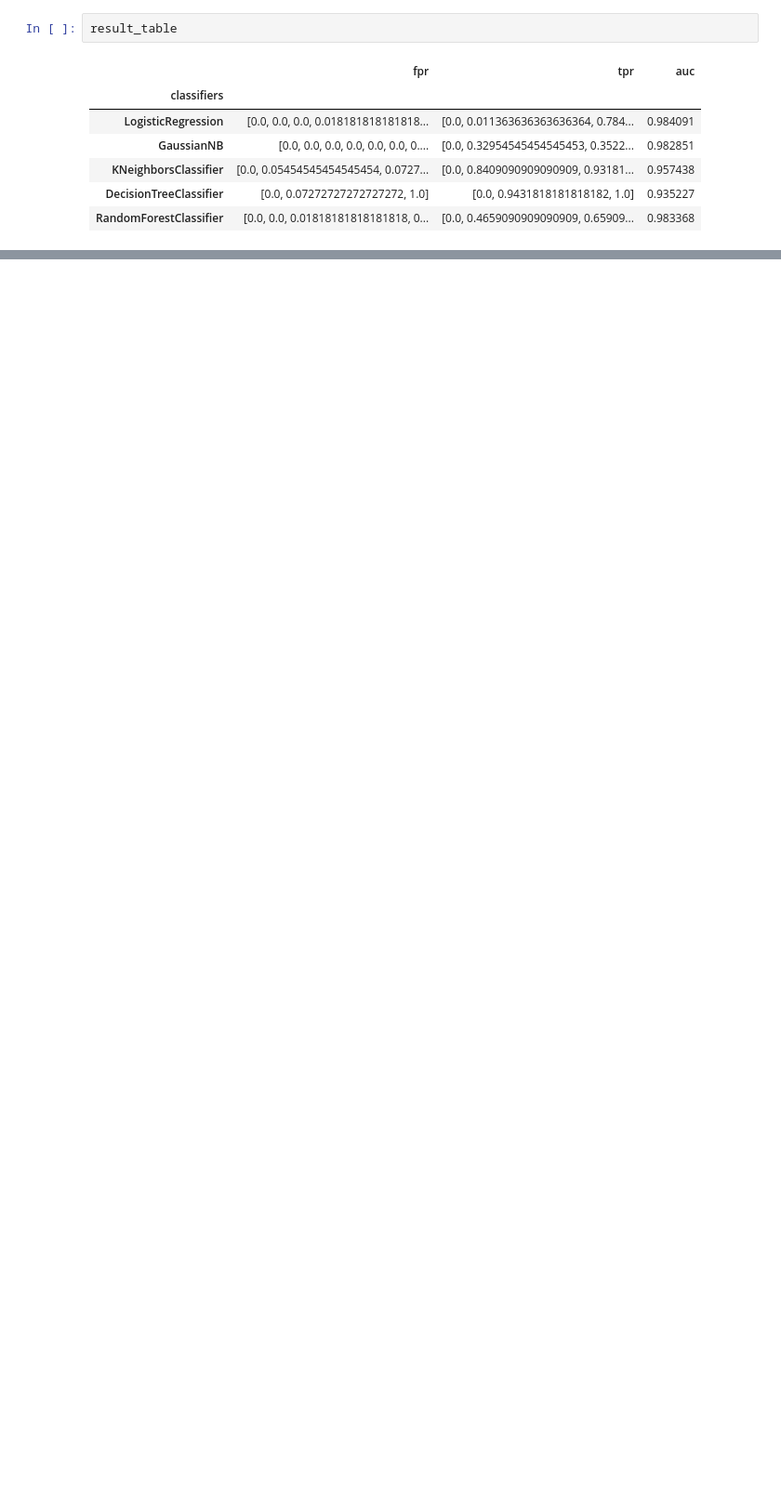
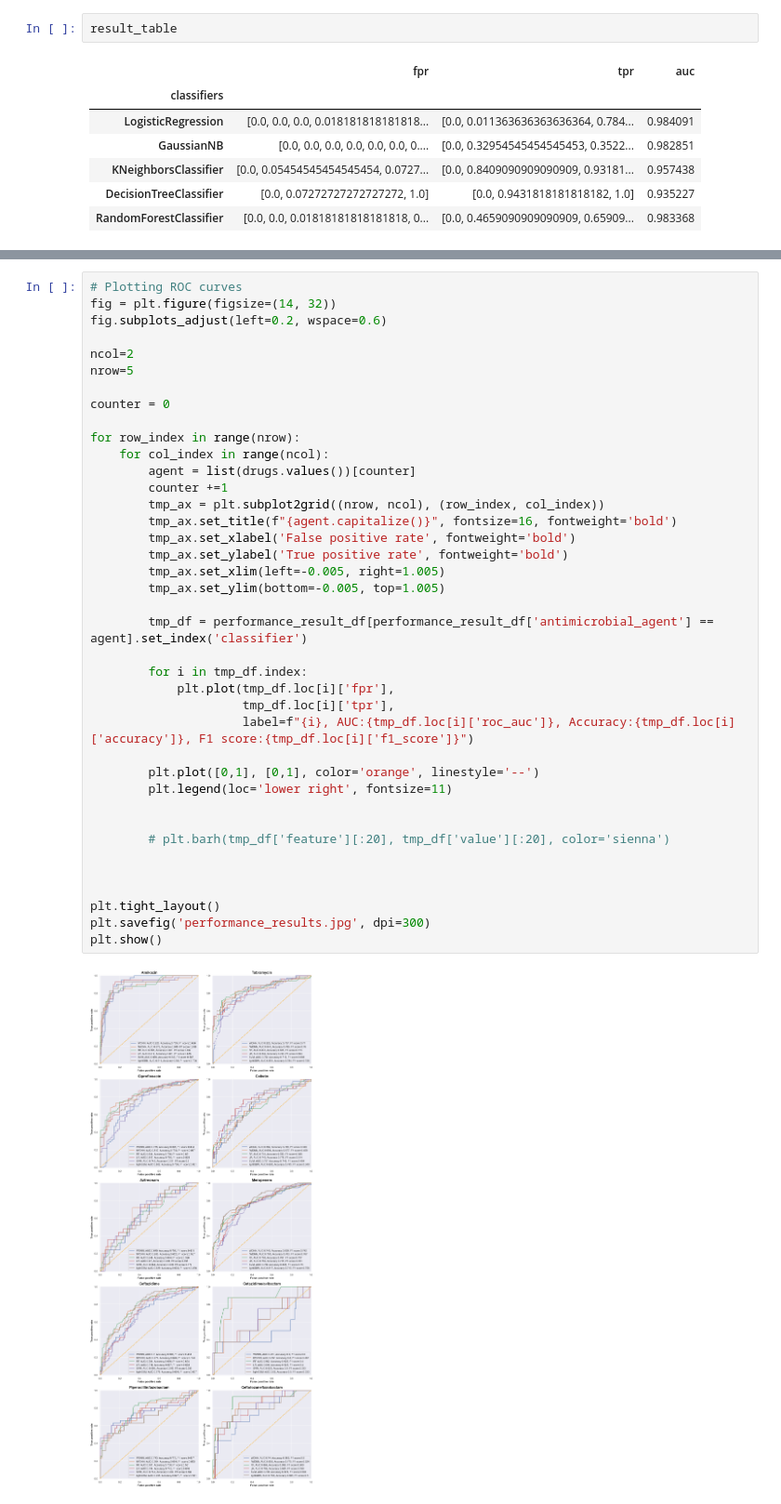
Before and after one commit to andyvng/AMR-prediction, a Jupyter notebook: result_plot.ipynb, the cells around one changed output, grey strips where cells are left out. Shown at 93% size. Saved outputs shown, nothing was run; the diff lists cells and outputs as text; blank space fills up the shorter version.

```diff
--- a/result_plot.ipynb
+++ b/result_plot.ipynb
@@ -189,0 +352,41 @@ result_table
+# %%
+# Plotting ROC curves
+fig = plt.figure(figsize=(14, 32))
+fig.subplots_adjust(left=0.2, wspace=0.6)
+
+ncol=2
+nrow=5
+
+counter = 0
+
+for row_index in range(nrow):
+    for col_index in range(ncol):
+        agent = list(drugs.values())[counter]
+        counter +=1
+        tmp_ax = plt.subplot2grid((nrow, ncol), (row_index, col_index))
+        tmp_ax.set_title(f"{agent.capitalize()}", fontsize=16, fontweight='bold')
+        tmp_ax.set_xlabel('False positive rate', fontweight='bold')
+        tmp_ax.set_ylabel('True positive rate', fontweight='bold')
+        tmp_ax.set_xlim(left=-0.005, right=1.005)
+        tmp_ax.set_ylim(bottom=-0.005, top=1.005)
+
+        tmp_df = performance_result_df[performance_result_df['antimicrobial_agent'] == agent].set_index('classifier')
+
+        for i in tmp_df.index:
+            plt.plot(tmp_df.loc[i]['fpr'],
+                     tmp_df.loc[i]['tpr'],
+                     label=f"{i}, AUC:{tmp_df.loc[i]['roc_auc']}, Accuracy:{tmp_df.loc[i]['accuracy']}, F1 score:{tmp_df.loc[i]['f1_score']}")
+
+        plt.plot([0,1], [0,1], color='orange', linestyle='--')
+        plt.legend(loc='lower right', fontsize=11)
+
+
+        # plt.barh(tmp_df['feature'][:20], tmp_df['value'][:20], color='sienna')
+
+
+
+plt.tight_layout()
+plt.savefig('performance_results.jpg', dpi=300)
+plt.show()
+# %% [output]
+[figure, added]
```
Also changed, not shown: parts of 9 cells of this notebook, 45 other files.
